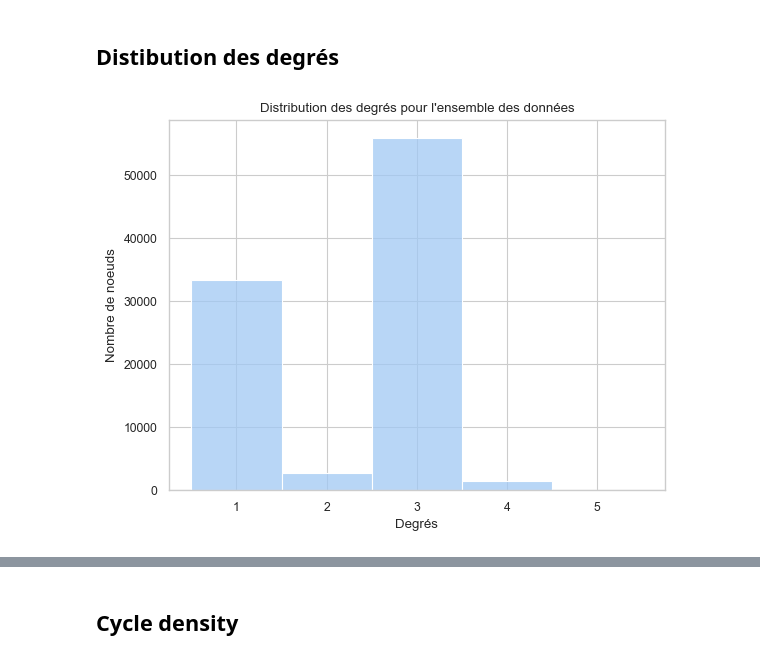
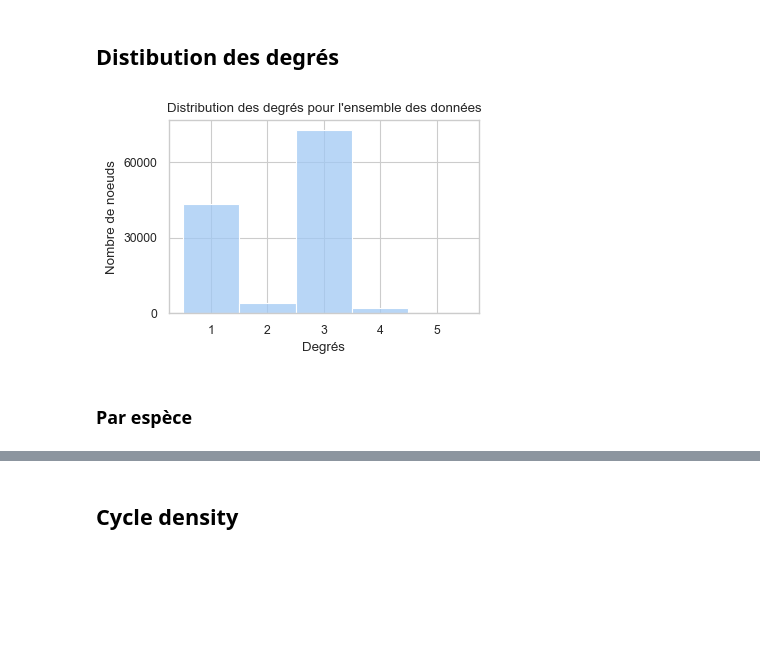
Before and after one commit to ReneeLocr/Masters_thesis, a Jupyter notebook: notebooks/data_analysis.ipynb, the cells around one changed output, grey strips where cells are left out. Saved outputs shown, nothing was run; the diff lists cells and outputs as text; code cells hidden in the pictures; blank space fills up the shorter version.

```diff
--- a/notebooks/data_analysis.ipynb
+++ b/notebooks/data_analysis.ipynb
@@ -11,0 +22,2 @@ data_long = pd.read_csv("df_long_metrics_all.csv")
+# %%
+data_degrees = pd.read_csv("data_degrees.csv")
@@ -206,10 +249,16 @@ mean_deg = data_ex['degrees'].mean()
 # %%
-ax = sns.histplot(data = data_ex, x="degrees", bins=2, discrete = True)
+fig, ax = plt.subplots(figsize=(4, 2.5))
+
+ax = sns.histplot(data=data_degrees, x="degrees", bins=2, discrete=True)
+
 ax.set_title("Distribution des degrés pour l'ensemble des données")
 ax.set_xlabel("Degrés")
 ax.set_ylabel("Nombre de noeuds")
+ax.set_yticks([0, 30000, 60000])
 
-ax.get_figure().savefig("degree_fr", dpi=250, bbox_inches='tight', pad_inches=0.1)
+fig.savefig("degrees", dpi=250, bbox_inches="tight", pad_inches=0.1)
 # %% [output]
-[figure, old version]
+[figure, new version]
+# %% [markdown]
+### Par espèce
 # %%
```
Also changed, not shown: parts of 136 cells of this notebook, 4 other files.
